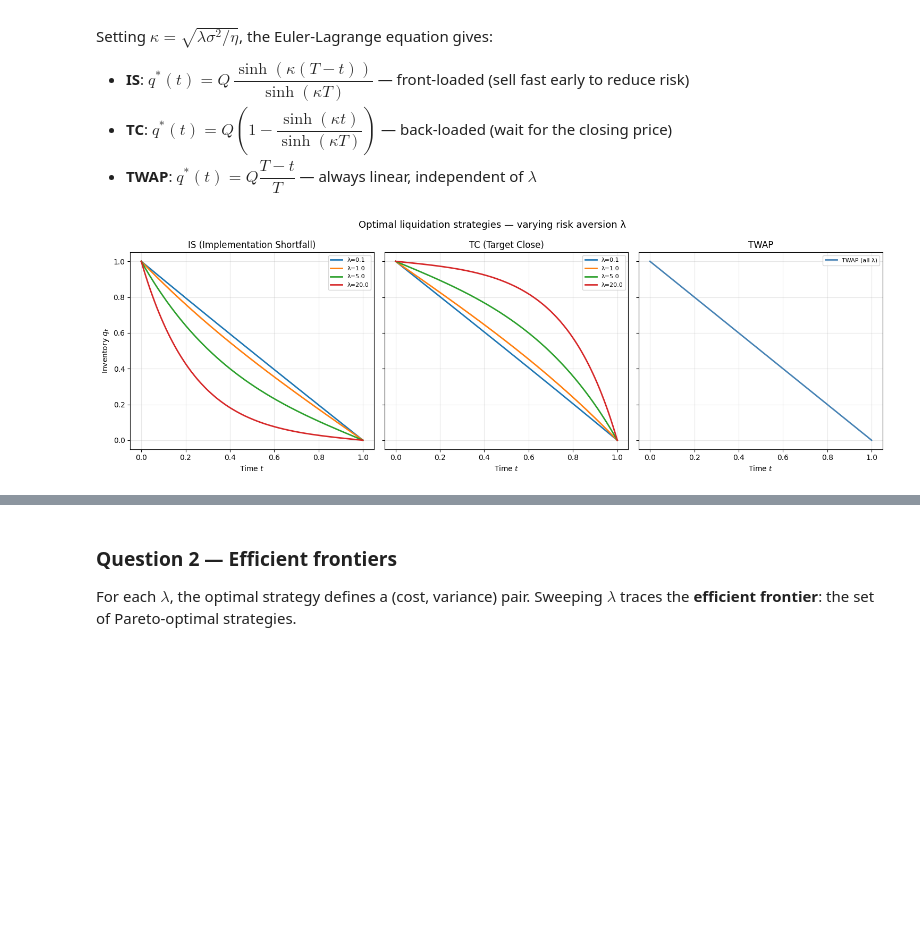
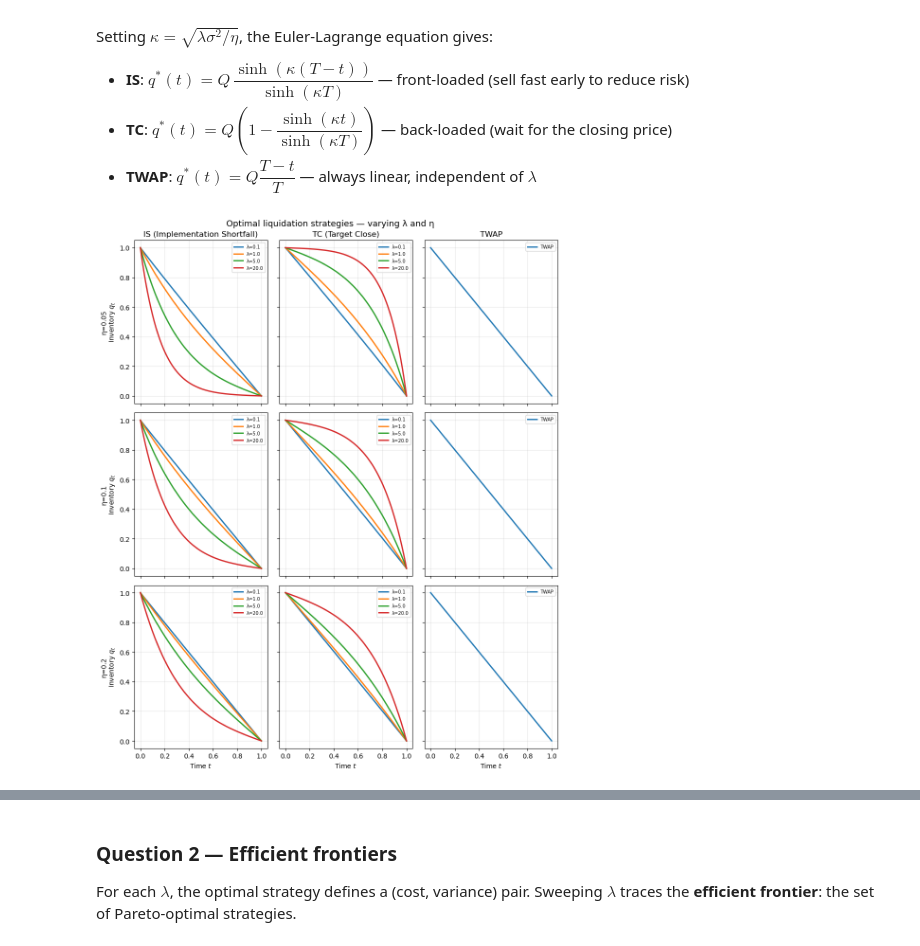
Before and after one commit to BenjaminFernandesNeres/almgren-chriss-extensions, a Jupyter notebook: main.ipynb, the cells around one changed output, grey strips where cells are left out. Cells and saved outputs as stored; diff of their text form; code cells hidden in the pictures; blank space fills up the shorter version.

```diff
--- a/main.ipynb
+++ b/main.ipynb
@@ -80,31 +80,51 @@ Setting $\kappa = \sqrt{\lambda\sigma^2/\eta}$, the Euler-Lagrange equation give
 - **TC**: $q^*(t) = Q\left(1 - \dfrac{\sinh(\kappa t)}{\sinh(\kappa T)}\right)$ — back-loaded (wait for the closing price)
 - **TWAP**: $q^*(t) = Q\dfrac{T-t}{T}$ — always linear, independent of $\lambda$
 # %%
-# Compute optimal strategies for several values of lambda
+# Compare optimal strategies for different risk aversions (λ) and temporary impact (η)
+
+# Values of λ (risk aversion) and η (temporary impact) to explore
 lambdas_plot = [0.1, 1.0, 5.0, 20.0]
+etas_plot     = [0.05, 0.1, 0.2]
 
-fig, axes = plt.subplots(1, 3, figsize=(15, 5), sharey=True)
+# Colors for different λ on each subplot
+colors = ['tab:blue', 'tab:orange', 'tab:green', 'tab:red']
 titles = ['IS (Implementation Shortfall)', 'TC (Target Close)', 'TWAP']
 
-for lam_i in lambdas_plot:
-    t_is, q_is, _ = optimal_strategy_is(Q, T, sigma, eta, lam_i)
-    t_tc, q_tc, _ = optimal_strategy_tc(Q, T, sigma, eta, lam_i)
-    axes[0].plot(t_is, q_is, label=f'λ={lam_i}')
-    axes[1].plot(t_tc, q_tc, label=f'λ={lam_i}')
+fig, axes = plt.subplots(
+    len(etas_plot), len(titles), figsize=(10, 4 * len(etas_plot)), sharex=True, sharey=True
+)
 
-# TWAP does not depend on lambda
-t_tw, q_tw, _ = optimal_strategy_twap(Q, T)
-axes[2].plot(t_tw, q_tw, color='steelblue', label='TWAP (all λ)')
+for row, eta_i in enumerate(etas_plot):
+    for col, order_type in enumerate(['IS', 'TC', 'TWAP']):
+        ax = axes[row, col]
 
-for ax, title in zip(axes, titles):
-    ax.set_title(title)
-    ax.set_xlabel('Time $t$')
-    ax.legend(fontsize=8)
+        if order_type in ['IS', 'TC']:
+            # For IS / TC: plot one curve per λ
+            for lam_i, color in zip(lambdas_plot, colors):
+                if order_type == 'IS':
+                    t_i, q_i, _ = optimal_strategy_is(Q, T, sigma, eta_i, lam_i)
+                else:
+                    t_i, q_i, _ = optimal_strategy_tc(Q, T, sigma, eta_i, lam_i)
 
-axes[0].set_ylabel('Inventory $q_t$')
-fig.suptitle('Optimal liquidation strategies — varying risk aversion λ', fontsize=13)
+                ax.plot(t_i, q_i, color=color, label=f'λ={lam_i}')
+        else:
+            # TWAP does not depend on λ or η
+            t_tw, q_tw, _ = optimal_strategy_twap(Q, T)
+            ax.plot(t_tw, q_tw, color='tab:blue', label='TWAP')
+
+        # Cosmetics
+        if row == 0:
+            ax.set_title(titles[col])
+        if col == 0:
+            ax.set_ylabel(f'η={eta_i}\nInventory $q_t$')
+        if row == len(etas_plot) - 1:
+            ax.set_xlabel('Time $t$')
+
+        ax.legend(fontsize=7)
+
+fig.suptitle('Optimal liquidation strategies — varying λ and η', fontsize=13)
 plt.tight_layout()
 plt.show()
 # %% [output]
-[figure, old version]
+[figure, new version]
 # %% [markdown]
```
Also changed, not shown: parts of 7 cells of this notebook, 4 other files.
